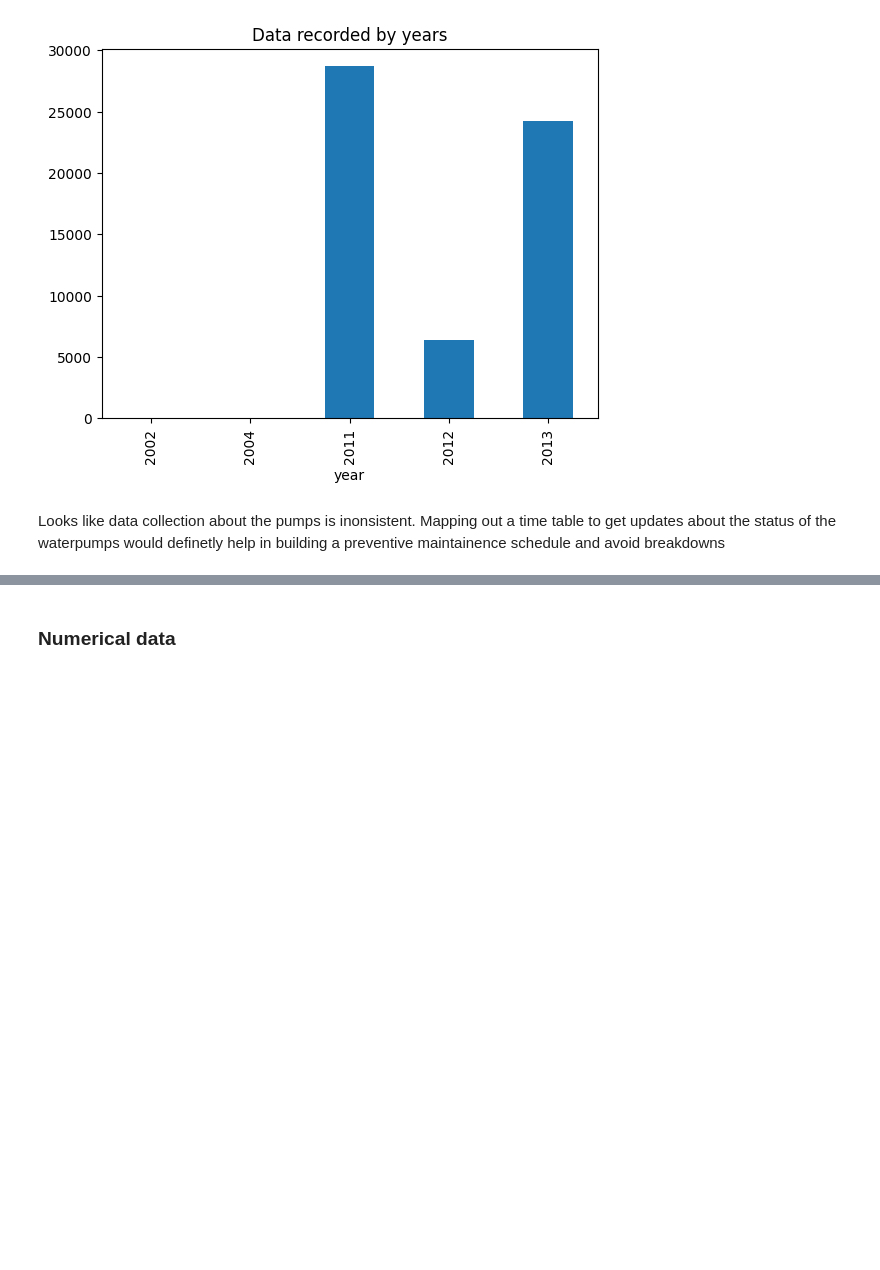
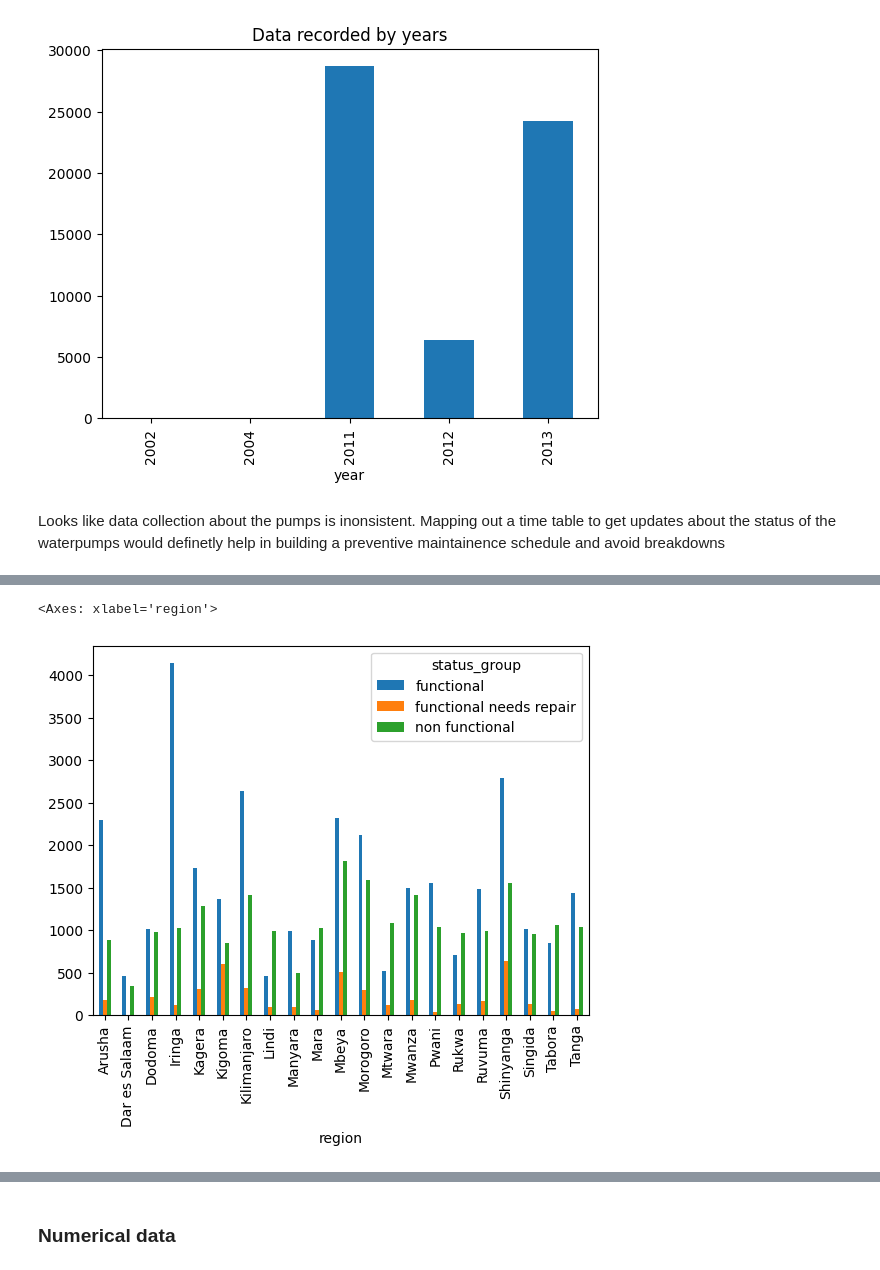
Before and after one commit to rahulakrish/water_pump_classifier, a Jupyter notebook: notebook.ipynb, the cells around one changed output, grey strips where cells are left out. Saved outputs shown, nothing was run; the diff lists cells and outputs as text; code cells hidden in the pictures; blank space fills up the shorter version.

Commit message:
getting the count by region

```diff
--- a/notebook.ipynb
+++ b/notebook.ipynb
@@ -250,0 +252,6 @@ Looks like data collection about the pumps is inonsistent. Mapping out a time ta
+# %%
+df_pivot = df.pivot_table(index='region',columns='status_group',aggfunc='count')
+df_pivot['id'].plot(kind='bar')
+# %% [output]
+<Axes: xlabel='region'>
+[figure, added]
```
Also changed, not shown: parts of 4 cells of this notebook.
